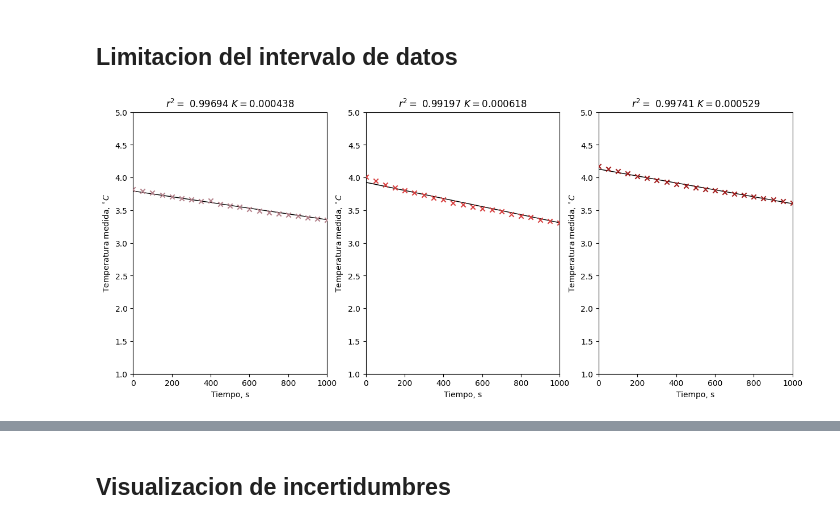
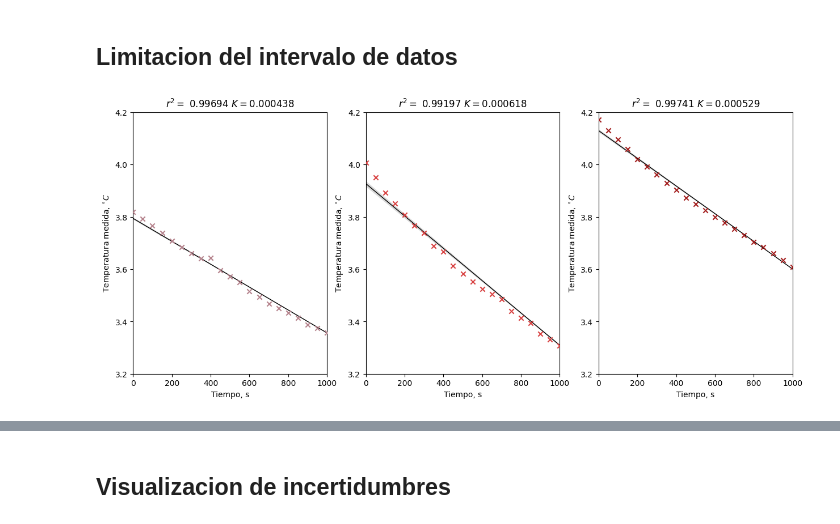
Before and after one commit to ferutr/fc-lab-fenomenos, a Jupyter notebook: notebooks-lab/1_enfriamiento-newton.ipynb, the cells around one changed output, grey strips where cells are left out. Saved outputs shown, nothing was run; the diff lists cells and outputs as text; code cells hidden in the pictures.

```diff
--- a/notebooks-lab/1_enfriamiento-newton.ipynb
+++ b/notebooks-lab/1_enfriamiento-newton.ipynb
@@ -37,7 +46,7 @@ measurements['General'] = measurements['General'].set_index('Experimento')
 # %% [output]
 {'65': 373, '75': 443, '85': 527}
 # %%
-colors = ['#B5828C','#D84040', '#A31D1D']
+colors = ['#B5828C','#D84040', '#A31D1D','black']
 # %%
 fig, ax = plt.subplots()
 for experiment, color in zip(['65','75','85'],colors):
@@ -89,18 +100,20 @@ plt.show()
 # %%
 point_spacing = 5
 until_id = 150
 fig, axes = plt.subplots(figsize=(15,6),ncols=3)
 for experiment,i,color,ax in zip(['65','75','85'],range(1,4),colors,axes.ravel()):
     y = np.log(measurements[experiment].Temperatura_C[:until_id] - measurements['General'].loc[i,'Tamb_C'])
     x = measurements[experiment].Tiempo_s[:until_id]
     slope, intercept, r_value, p_value, std_err = linregress(x, y)
+    # k_values.append(slope)
     sns.regplot(x=x, y=y,scatter=False, line_kws={"color": "black", "lw": 1, "alpha":1},ax=ax)
     ax.scatter(x[::point_spacing],y[::point_spacing],color=color,marker='x',zorder=3)
     ax.set_title(f'$r^2=$ {round(r_value**2,5)} $K=${-round(slope,6)}')
     ax.set_ylabel('Temperatura medida, $^{\\circ} C$')
     ax.set_xlabel('Tiempo, s')
     ax.set_xlim(0,1000)
-    ax.set_ylim(1,5)
+    ax.set_ylim(3.2,4.2)
+fig.savefig('comparativa_vasos.svg',dpi=200)
 plt.show()
 # %% [output]
-[figure, old version]
+[figure, new version]
```
Also changed, not shown: parts of 47 cells of this notebook, 2 other files.
